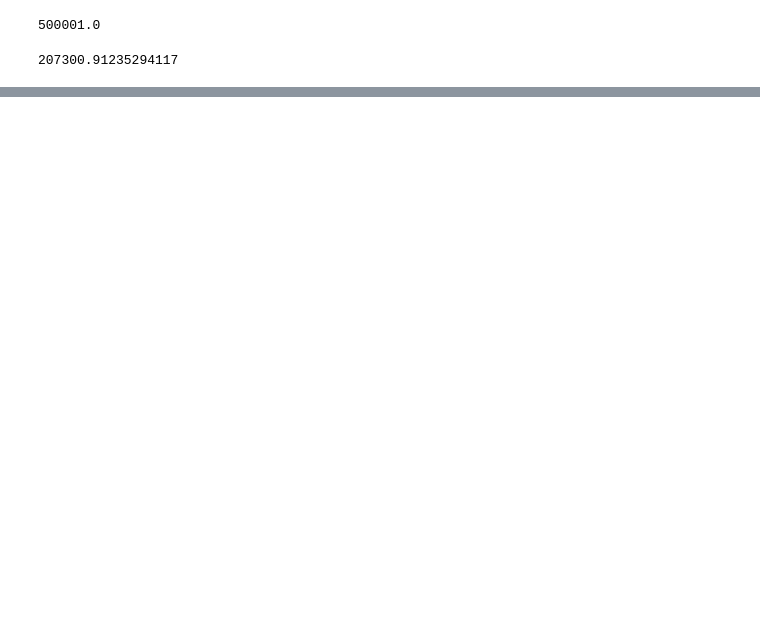
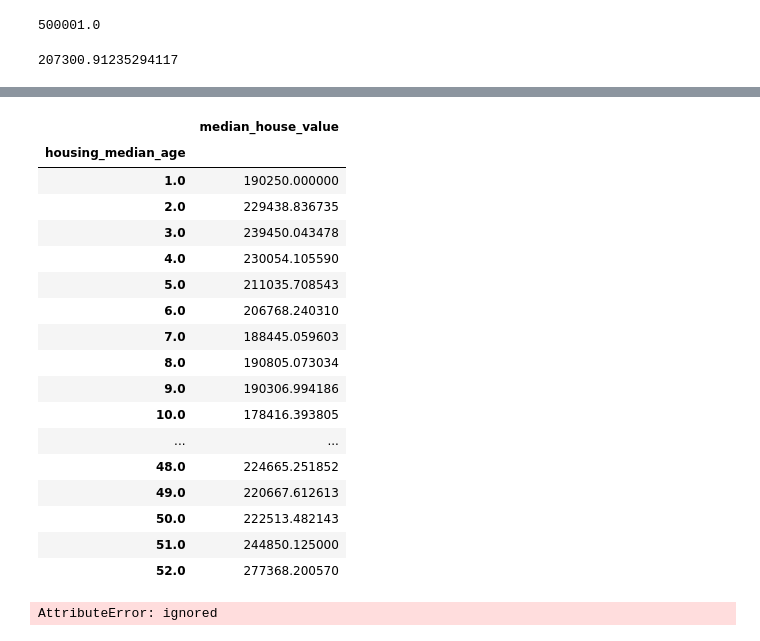
Before and after one commit to fsendo/PythonPandas, a Jupyter notebook: Primeiro_exemplo_Pandas.ipynb, the cells around one changed output, grey strips where cells are left out. Cells and saved outputs as stored; diff of their text form; code cells hidden in the pictures; blank space fills up the shorter version.

```diff
--- a/Primeiro_exemplo_Pandas.ipynb
+++ b/Primeiro_exemplo_Pandas.ipynb
@@ -79,0 +116,25 @@ display(compras_df['median_house_value'].mean())
+# %%
+compras_df[['housing_median_age', 'median_house_value']].groupby(by="housing_median_age").mean()
+# %% [output]
+|  | median_house_value |
+| housing_median_age |  |
+| 1.0 | 190250.000000 |
+| 2.0 | 229438.836735 |
+| 3.0 | 239450.043478 |
+| 4.0 | 230054.105590 |
+| 5.0 | 211035.708543 |
+| 6.0 | 206768.240310 |
+| 7.0 | 188445.059603 |
+| 8.0 | 190805.073034 |
+| 9.0 | 190306.994186 |
+| 10.0 | 178416.393805 |
+| ... | ... |
+| 48.0 | 224665.251852 |
+| 49.0 | 220667.612613 |
+| 50.0 | 222513.482143 |
+| 51.0 | 244850.125000 |
+| 52.0 | 277368.200570 |
+# %%
+compras_df.[housing_median_age, median_house_value].groupby(housing_median_ag)
+# %% [output]
+AttributeError: ignored
```
Also changed, not shown: parts of 3 cells of this notebook.
